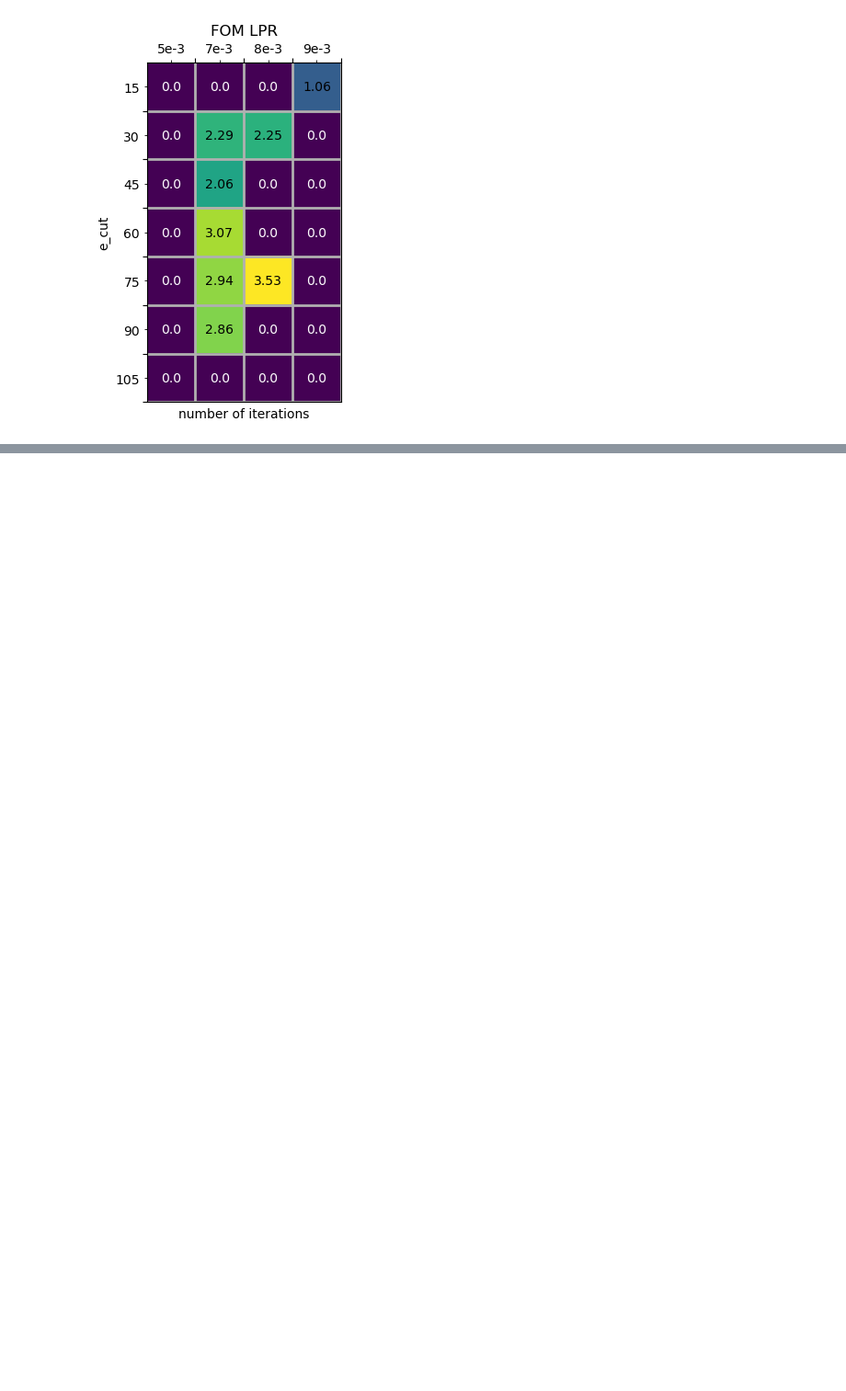
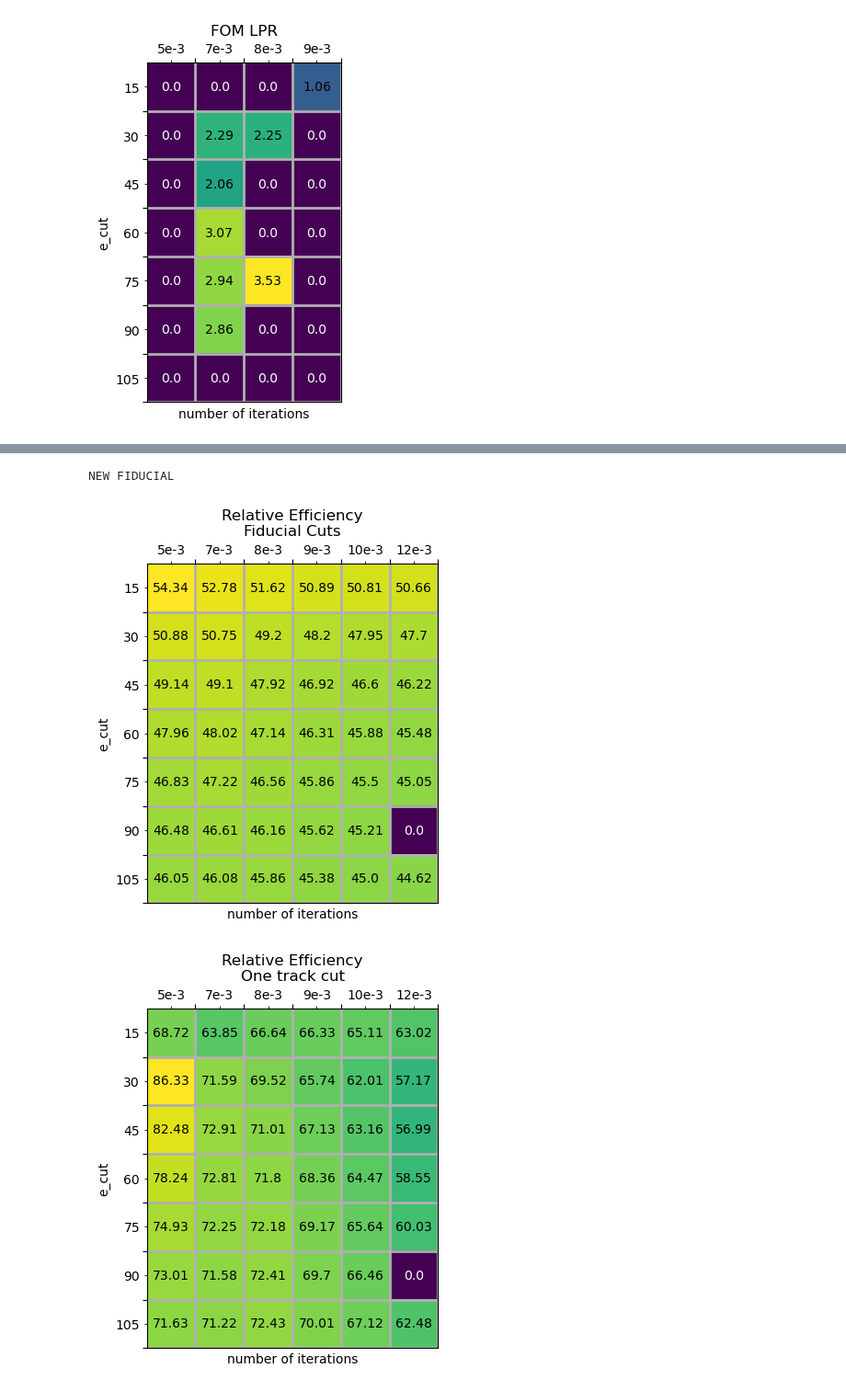
Before and after one commit to jwaiton/next_misc, a Jupyter notebook: miscellaneous/FOM_plotter.ipynb, the cells around one changed output, grey strips where cells are left out. Shown at 92% size. Drawn from its saved outputs; the diff is of its cells as text; code cells hidden in the pictures; blank space fills up the shorter version.

```diff
--- a/miscellaneous/FOM_plotter.ipynb
+++ b/miscellaneous/FOM_plotter.ipynb
@@ -119,0 +192,16 @@ ValueError: Dataset(s) incompatible with Pandas data types, not table, or no dat
+# %%
+test_data = '../../../../Downloads/tmp_out/testing_arena/fiducial_0_1a.h5'
+test_data_old = '../../../../Downloads/tmp_out/testing_arena/fiducial.h5'
+
+print("NEW FIDUCIAL")
+scrape_any_data(test_data,'Fiducial Cuts' , 'Relative Efficiency', 'Relative Efficiency\nFiducial Cuts')
+scrape_any_data(test_data,'One track cut' , 'Relative Efficiency', 'Relative Efficiency\nOne track cut')
+scrape_any_data(test_data,'Blob overlap cuts' , 'Relative Efficiency', 'Relative Efficiency\nBlob overlap cuts')
+scrape_any_data(test_data,'Energy cuts' , 'Relative Efficiency', 'Relative Efficiency\nEnergy cuts')
+
+#print("OLD FIDUCIAL")
+#scrape_any_data(test_data_old,'Fiducial Cuts' , 'Relative Efficiency', 'Relative Efficiency\nFiducial Cuts')
+# %% [output]
+NEW FIDUCIAL
+[figure, added]
+[figure, added]
```
Also changed, not shown: parts of 4 cells of this notebook.
